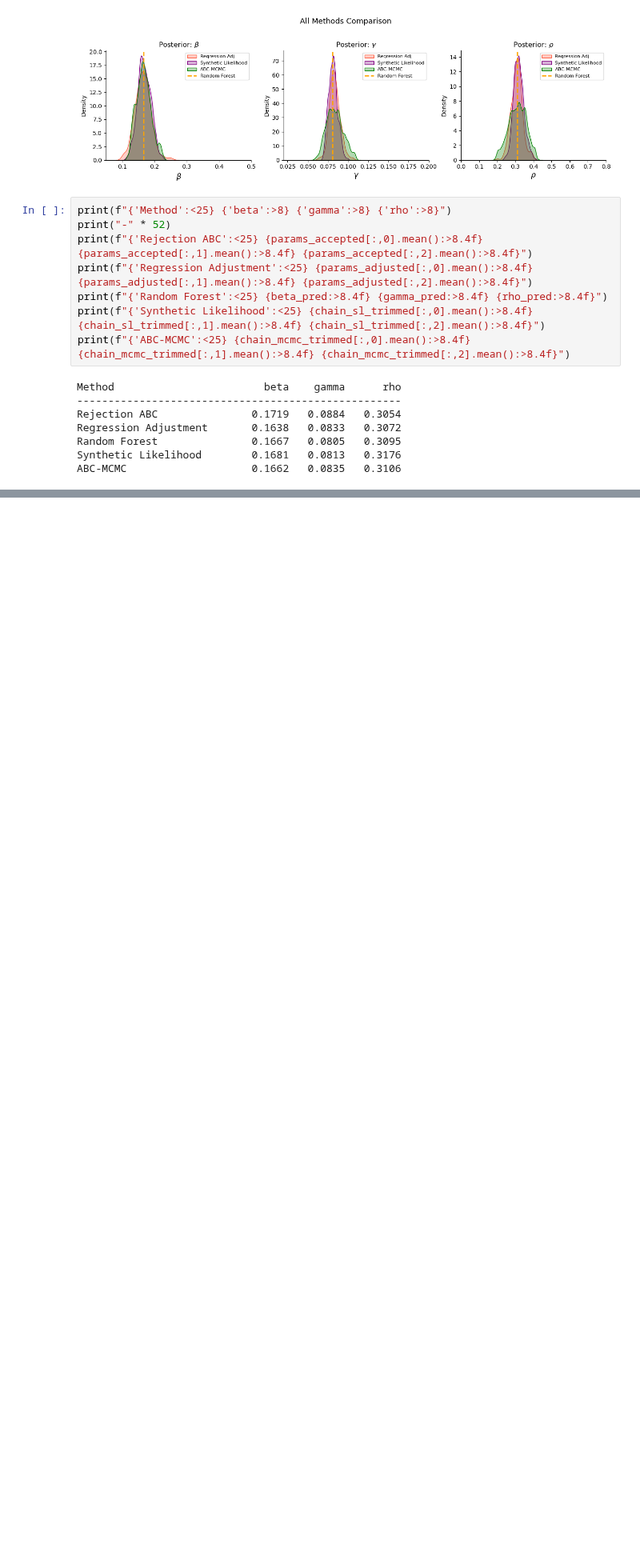
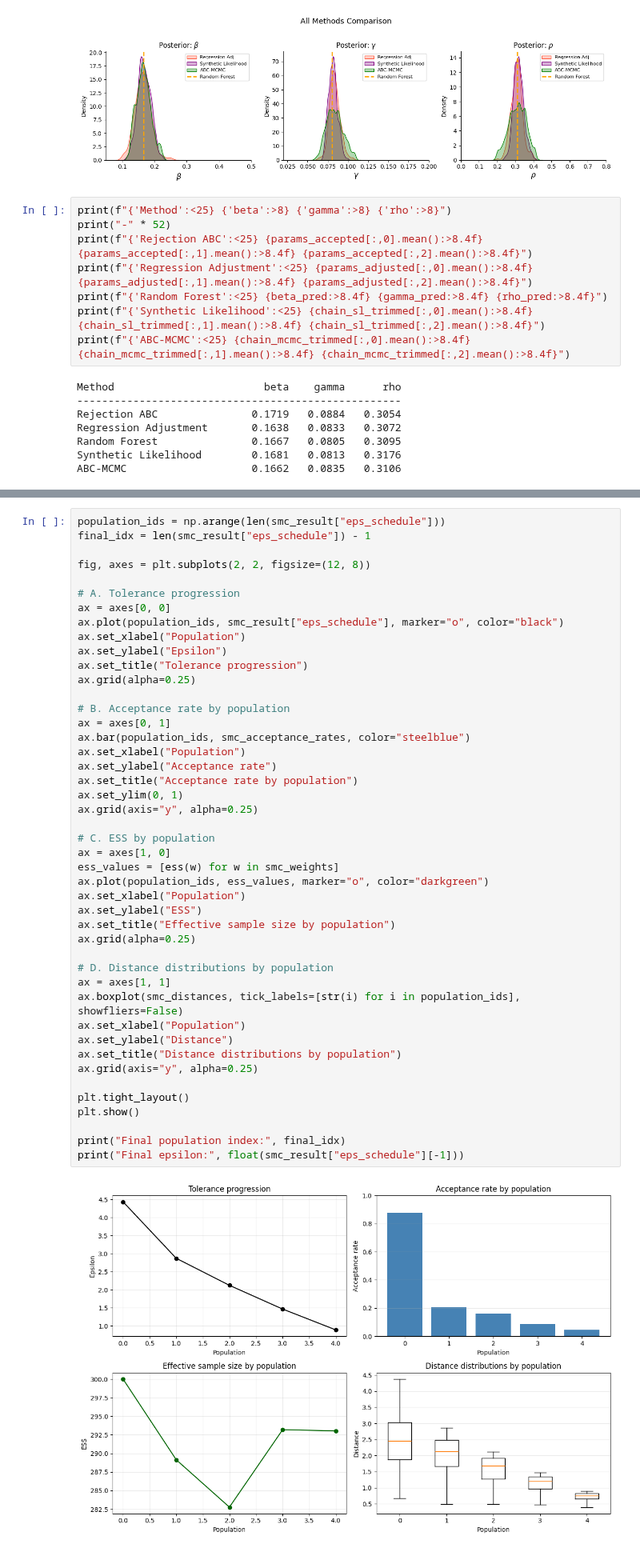
Before and after one commit to zyyy22/ST3247-Project, a Jupyter notebook: 4_adv_methods.ipynb, the cells around one changed output, grey strips where cells are left out. Shown at 80% size. Saved outputs shown, nothing was run; the diff lists cells and outputs as text; blank space fills up the shorter version.

```diff
--- a/4_adv_methods.ipynb
+++ b/4_adv_methods.ipynb
@@ -704,0 +1099,47 @@ ABC-MCMC                    0.1662   0.0835   0.3106
+# %%
+population_ids = np.arange(len(smc_result["eps_schedule"]))
+final_idx = len(smc_result["eps_schedule"]) - 1
+
+fig, axes = plt.subplots(2, 2, figsize=(12, 8))
+
+# A. Tolerance progression
+ax = axes[0, 0]
+ax.plot(population_ids, smc_result["eps_schedule"], marker="o", color="black")
+ax.set_xlabel("Population")
+ax.set_ylabel("Epsilon")
+ax.set_title("Tolerance progression")
+ax.grid(alpha=0.25)
+
+# B. Acceptance rate by population
+ax = axes[0, 1]
+ax.bar(population_ids, smc_acceptance_rates, color="steelblue")
+ax.set_xlabel("Population")
+ax.set_ylabel("Acceptance rate")
+ax.set_title("Acceptance rate by population")
+ax.set_ylim(0, 1)
+ax.grid(axis="y", alpha=0.25)
+
+# C. ESS by population
+ax = axes[1, 0]
+ess_values = [ess(w) for w in smc_weights]
+ax.plot(population_ids, ess_values, marker="o", color="darkgreen")
+ax.set_xlabel("Population")
+ax.set_ylabel("ESS")
+ax.set_title("Effective sample size by population")
+ax.grid(alpha=0.25)
+
+# D. Distance distributions by population
+ax = axes[1, 1]
+ax.boxplot(smc_distances, tick_labels=[str(i) for i in population_ids], showfliers=False)
+ax.set_xlabel("Population")
+ax.set_ylabel("Distance")
+ax.set_title("Distance distributions by population")
+ax.grid(axis="y", alpha=0.25)
+
+plt.tight_layout()
+plt.show()
+
+print("Final population index:", final_idx)
+print("Final epsilon:", float(smc_result["eps_schedule"][-1]))
+# %% [output]
+[figure, added]
```
Also changed, not shown: parts of 16 cells of this notebook.
